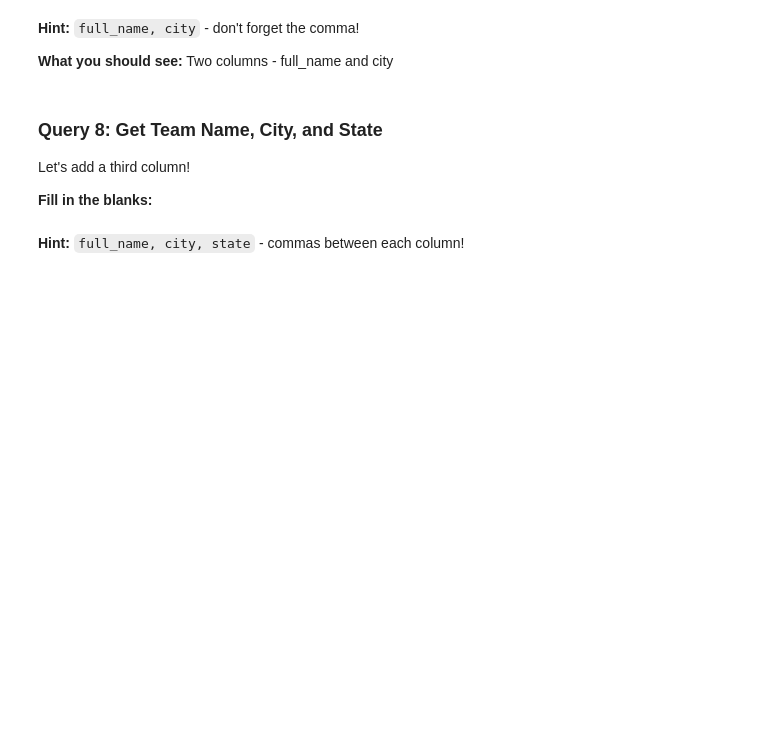
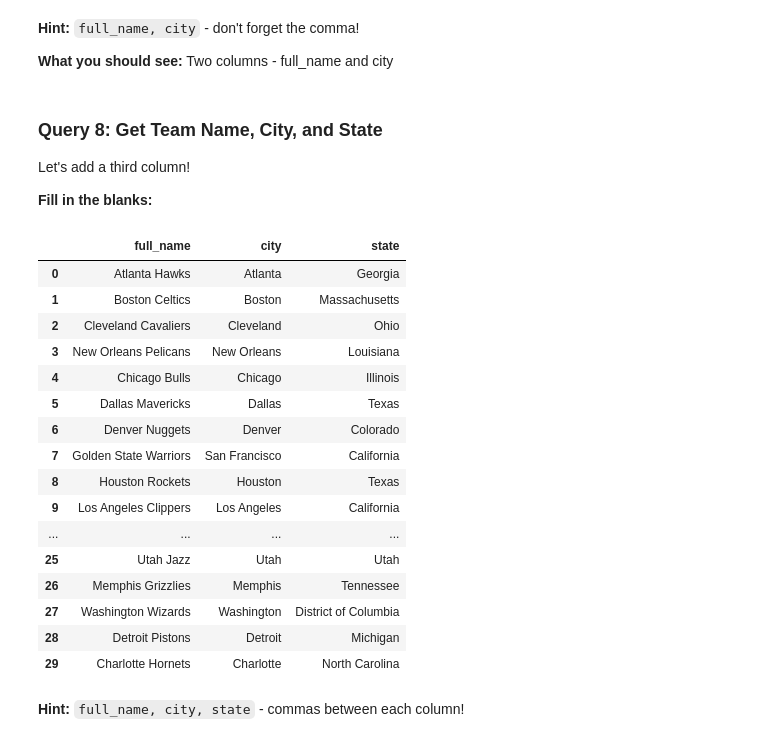
Before and after one commit to edusute/Assignment-Repo, a Jupyter notebook: ai04a tasks/ai04aPart1Tasks.ipynb, the cells around one changed output. Drawn from its saved outputs; the diff is of its cells as text; code cells hidden in the pictures; blank space fills up the shorter version.

```diff
--- a/ai04a tasks/ai04aPart1Tasks.ipynb
+++ b/ai04a tasks/ai04aPart1Tasks.ipynb
@@ -217,12 +272,30 @@ Let's add a third column!
 # %%
 # Get team names, cities, and states
 query = """
-SELECT team_name, team_city, team_state
+SELECT full_name, city, state
 FROM teams
 """
 
 result = pd.read_sql(query, conn)
 display(result)
+# %% [output]
+|  | full_name | city | state |
+| 0 | Atlanta Hawks | Atlanta | Georgia |
+| 1 | Boston Celtics | Boston | Massachusetts |
+| 2 | Cleveland Cavaliers | Cleveland | Ohio |
+| 3 | New Orleans Pelicans | New Orleans | Louisiana |
+| 4 | Chicago Bulls | Chicago | Illinois |
+| 5 | Dallas Mavericks | Dallas | Texas |
+| 6 | Denver Nuggets | Denver | Colorado |
+| 7 | Golden State Warriors | San Francisco | California |
+| 8 | Houston Rockets | Houston | Texas |
+| 9 | Los Angeles Clippers | Los Angeles | California |
+| ... | ... | ... | ... |
+| 25 | Utah Jazz | Utah | Utah |
+| 26 | Memphis Grizzlies | Memphis | Tennessee |
+| 27 | Washington Wizards | Washington | District of Columbia |
+| 28 | Detroit Pistons | Detroit | Michigan |
+| 29 | Charlotte Hornets | Charlotte | North Carolina |
 # %% [markdown]
 **Hint:** `full_name, city, state` - commas between each column!
 # %% [markdown]
```
Also changed, not shown: parts of 24 cells of this notebook, 5 other files.
